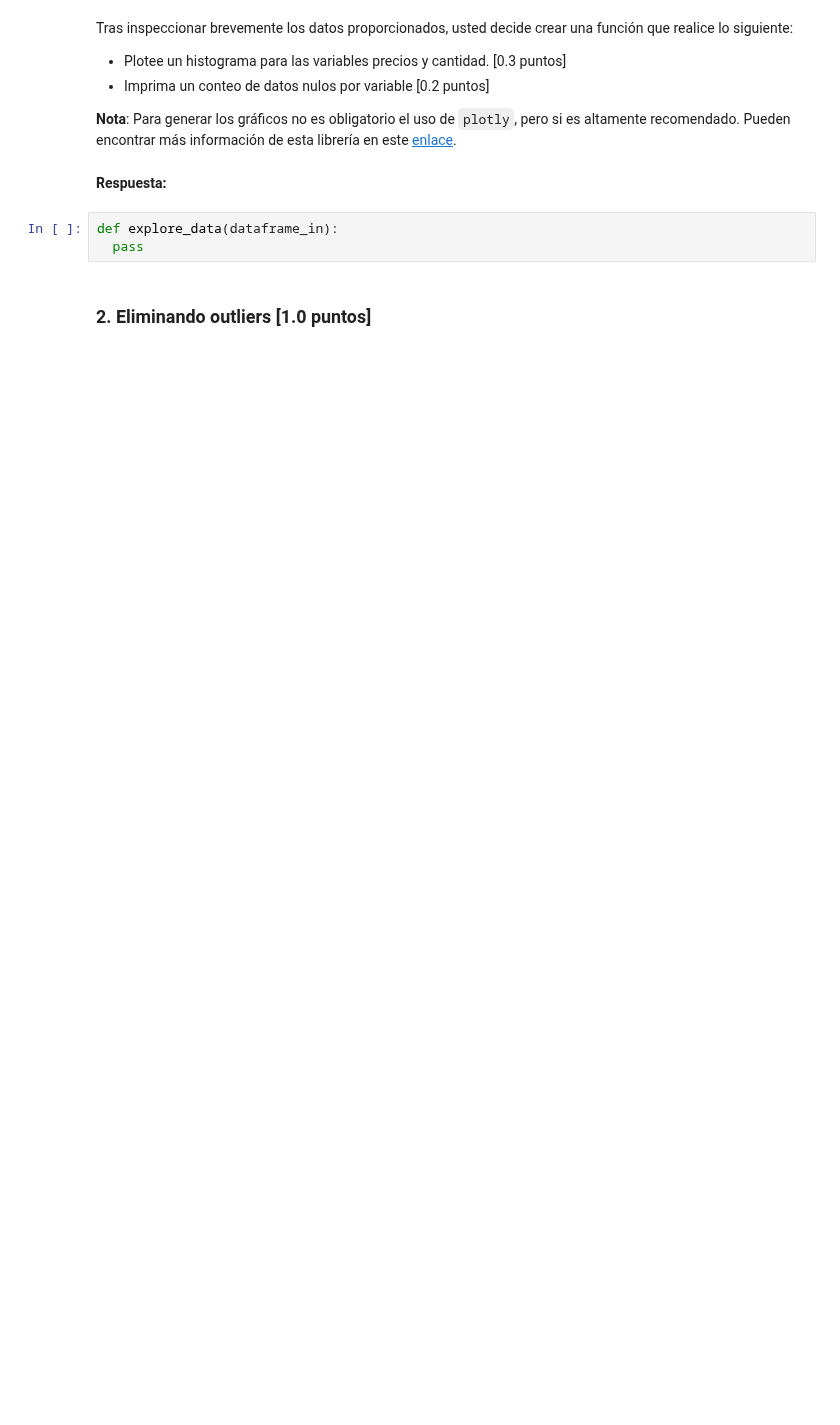
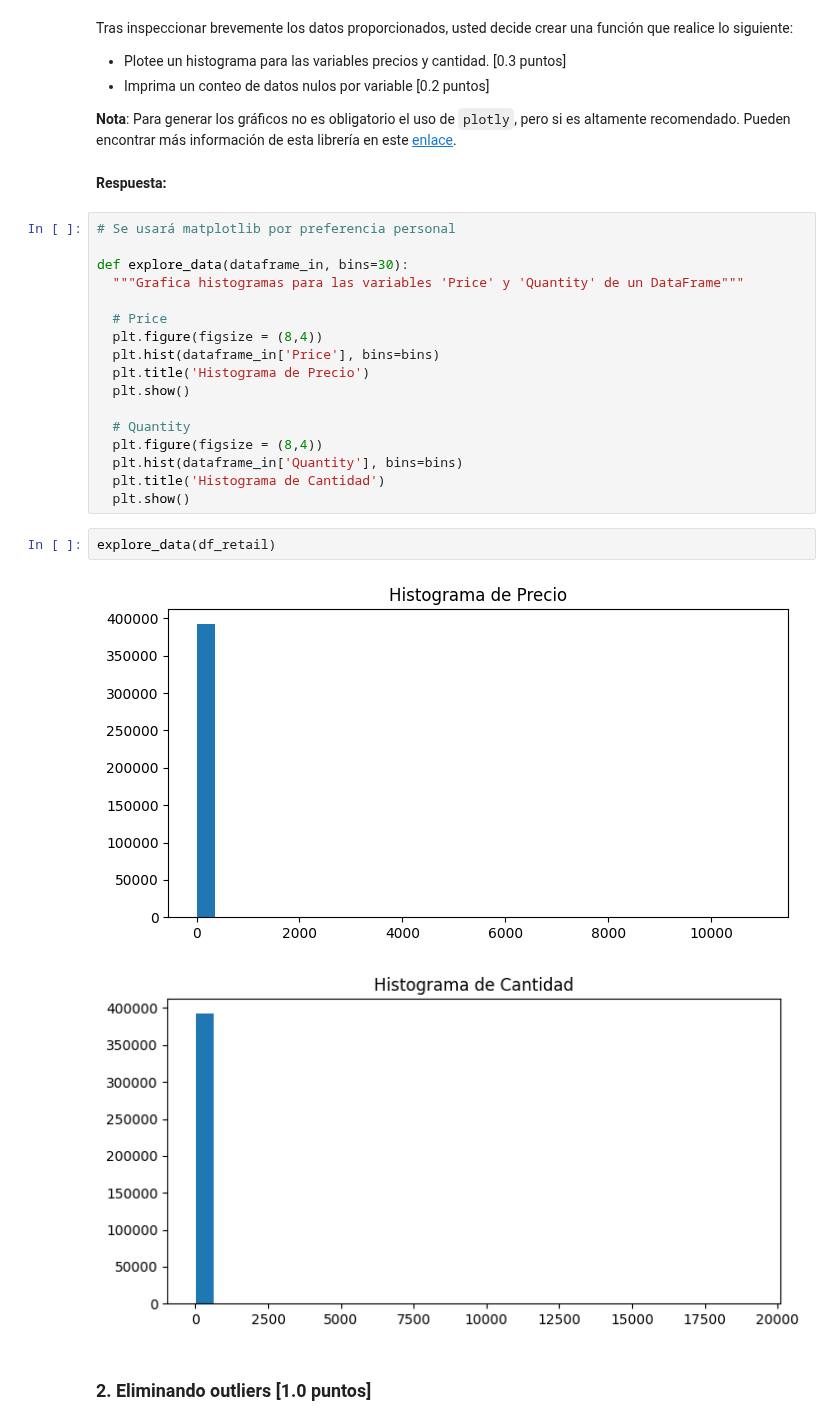
Before and after one commit to jesuvalenzuela/NanSquad, a Jupyter notebook: Lab3/Lab3_Enunciado.ipynb, the cells around one changed output. Drawn from its saved outputs; the diff is of its cells as text; blank space fills up the shorter version.

```diff
--- a/Lab3/Lab3_Enunciado.ipynb
+++ b/Lab3/Lab3_Enunciado.ipynb
@@ -103,9 +111,28 @@ Tras inspeccionar brevemente los datos proporcionados, usted decide crear una fu
 **Nota**: Para generar los gráficos no es obligatorio el uso de `plotly`, pero si es altamente recomendado. Pueden encontrar más información de esta librería en este [enlace](https://plotly.com/python/).
 # %% [markdown]
 **Respuesta:**
-# %%
-def explore_data(dataframe_in):
-  pass
+# %%
+# Se usará matplotlib por preferencia personal
+
+def explore_data(dataframe_in, bins=30):
+  """Grafica histogramas para las variables 'Price' y 'Quantity' de un DataFrame"""
+
+  # Price
+  plt.figure(figsize = (8,4))
+  plt.hist(dataframe_in['Price'], bins=bins)
+  plt.title('Histograma de Precio')
+  plt.show()
+
+  # Quantity
+  plt.figure(figsize = (8,4))
+  plt.hist(dataframe_in['Quantity'], bins=bins)
+  plt.title('Histograma de Cantidad')
+  plt.show()
+# %%
+explore_data(df_retail)
+# %% [output]
+[figure, added]
+[figure, added]
 # %% [markdown]
 ### 2. Eliminando outliers [1.0 puntos]
 # %% [markdown]
```
Also changed, not shown: parts of 5 cells of this notebook.
